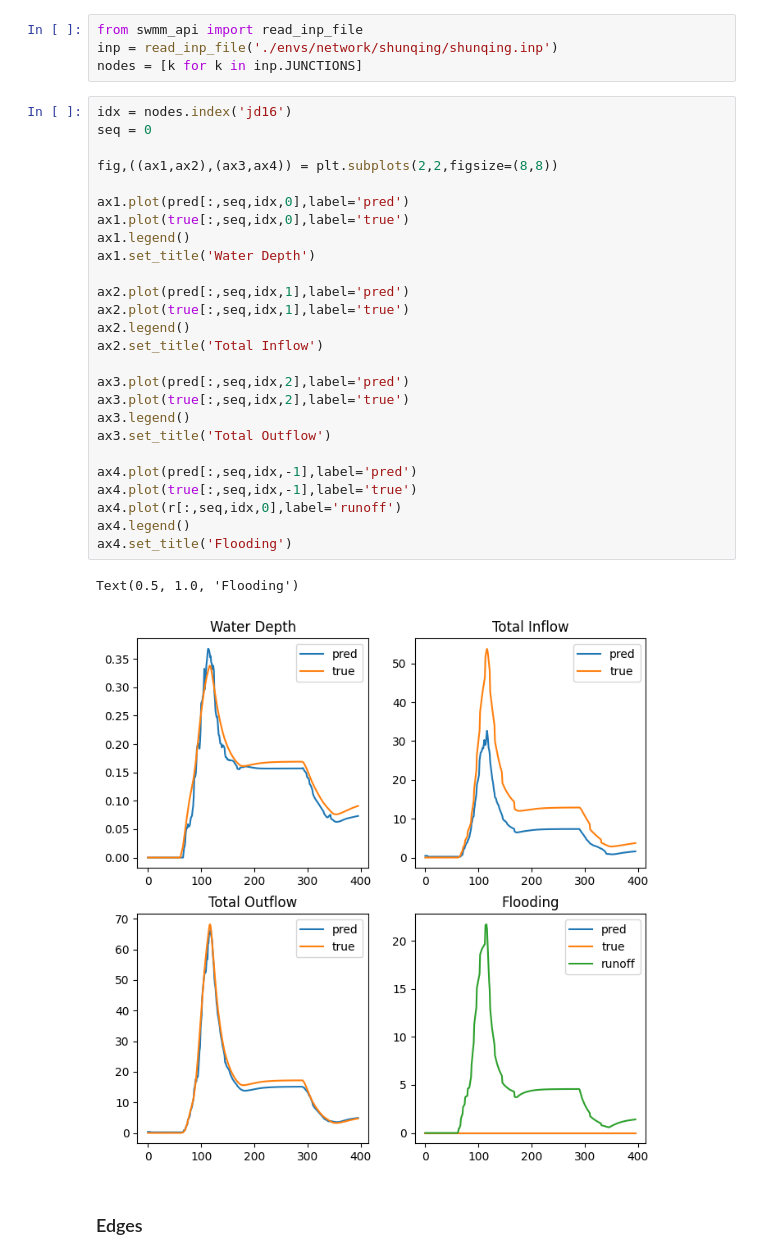
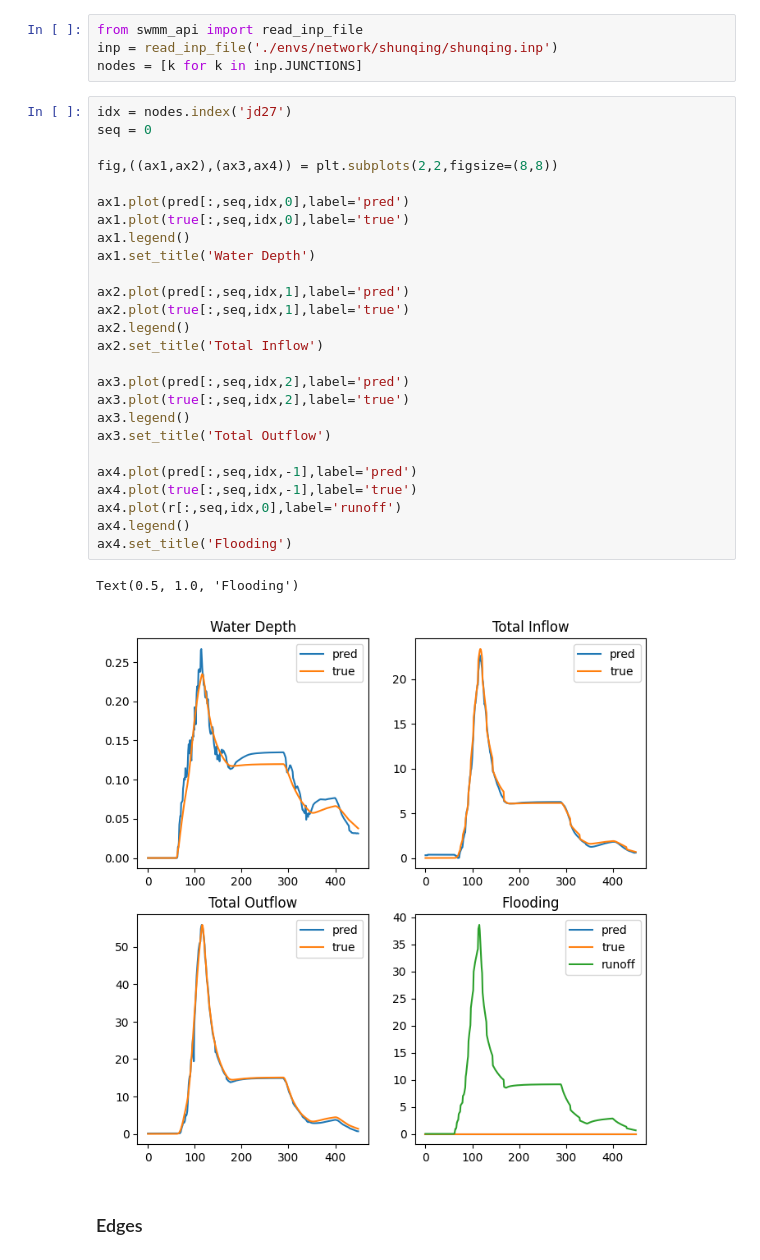
Before and after one commit to Zhiyu014/GNN-UDS, a Jupyter notebook: surrogate/test.ipynb, the cells around one changed output. Cells and saved outputs as stored; diff of their text form.

```diff
--- a/surrogate/test.ipynb
+++ b/surrogate/test.ipynb
@@ -101,34 +96,34 @@ from swmm_api import read_inp_file
 inp = read_inp_file('./envs/network/shunqing/shunqing.inp')
 nodes = [k for k in inp.JUNCTIONS]
 # %%
-idx = nodes.index('jd16')
+idx = nodes.index('jd27')
 seq = 0
 
 fig,((ax1,ax2),(ax3,ax4)) = plt.subplots(2,2,figsize=(8,8))
 
 ax1.plot(pred[:,seq,idx,0],label='pred')
 ax1.plot(true[:,seq,idx,0],label='true')
 ax1.legend()
 ax1.set_title('Water Depth')
 
 ax2.plot(pred[:,seq,idx,1],label='pred')
 ax2.plot(true[:,seq,idx,1],label='true')
 ax2.legend()
 ax2.set_title('Total Inflow')
 
 ax3.plot(pred[:,seq,idx,2],label='pred')
 ax3.plot(true[:,seq,idx,2],label='true')
 ax3.legend()
 ax3.set_title('Total Outflow')
 
 ax4.plot(pred[:,seq,idx,-1],label='pred')
 ax4.plot(true[:,seq,idx,-1],label='true')
 ax4.plot(r[:,seq,idx,0],label='runoff')
 ax4.legend()
 ax4.set_title('Flooding')
 # %% [output]
 Text(0.5, 1.0, 'Flooding')
-[figure, old version]
+[figure, new version]
 # %% [markdown]
 ### Edges
 # %%
```
Also changed, not shown: parts of 12 cells of this notebook, 7 other files.
